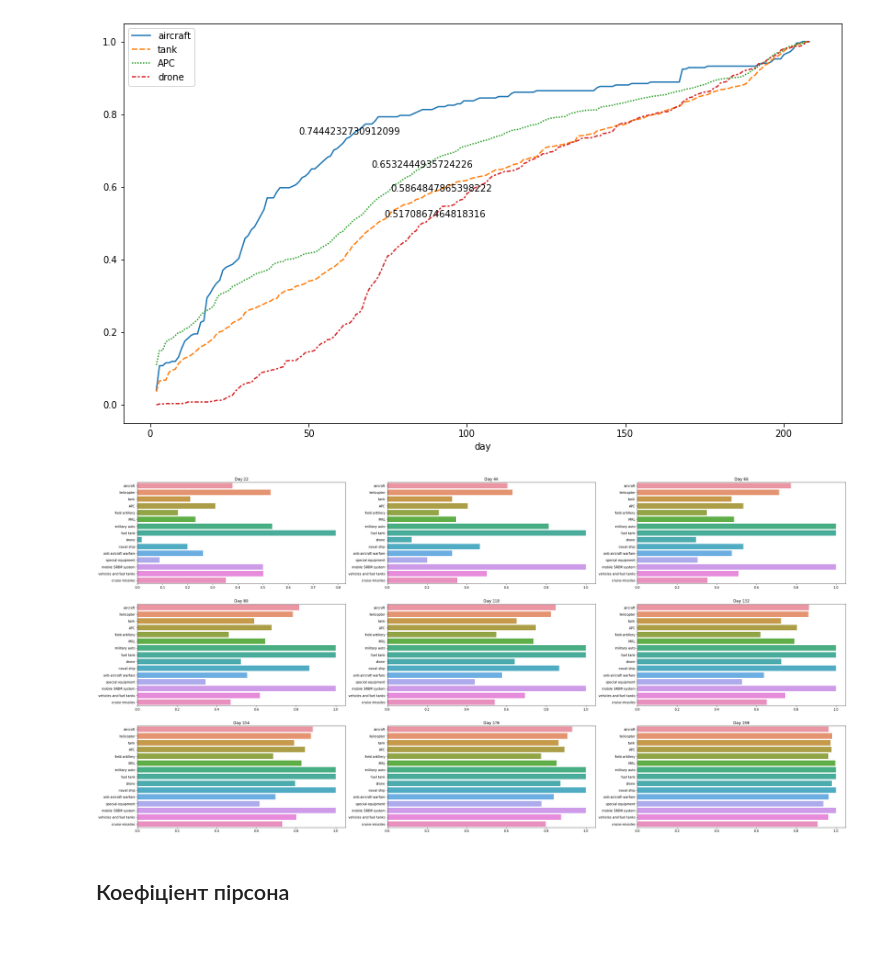
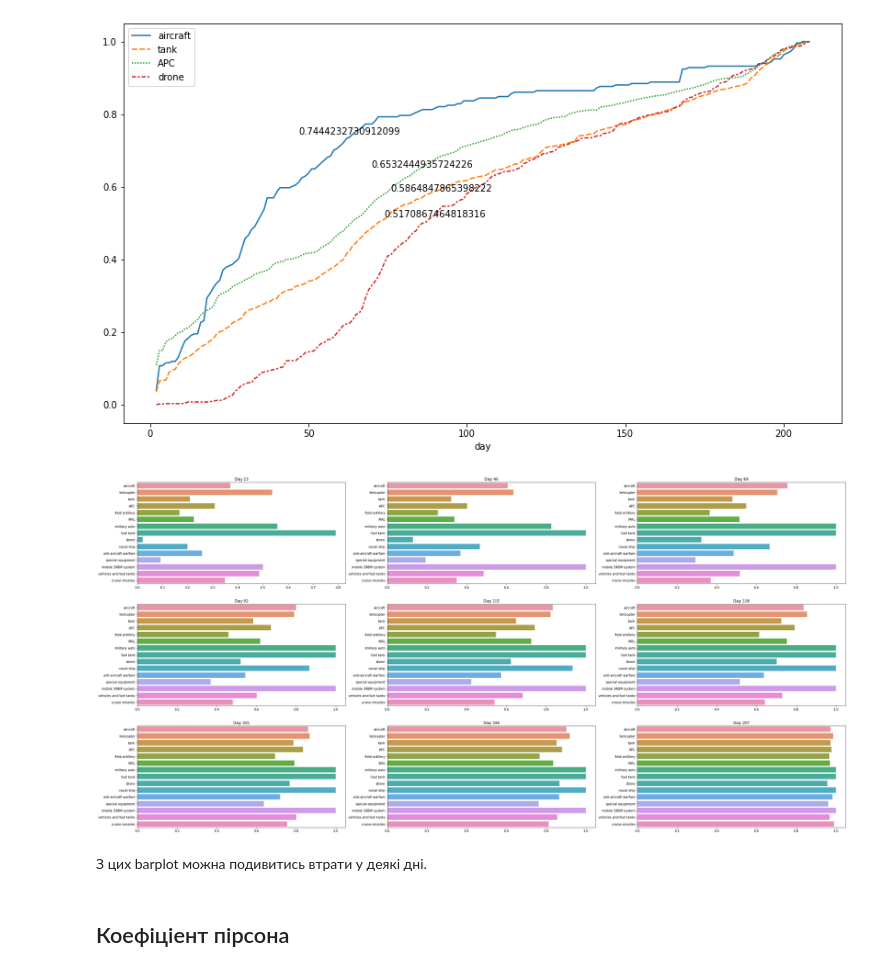
Before and after one commit to nastyabekesheva/DataScience, a Jupyter notebook: coursework/courseworkDS.ipynb, the cells around one changed output. Saved outputs shown, nothing was run; the diff lists cells and outputs as text; code cells hidden in the pictures; blank space fills up the shorter version.

```diff
--- a/coursework/courseworkDS.ipynb
+++ b/coursework/courseworkDS.ipynb
@@ -378,13 +404,15 @@ for i in ['aircraft', 'tank', 'APC', 'drone']:
 [figure]
 # %%
 fig, axes = plt.subplots(3, 3, figsize=(40, 20))
-days = [i for i in  df_normalized.index if i % int(205 / 9) == 0]
+days = [i for i in  df_normalized.index if i % int(len(df_normalized.index) / 9) == 0]
 df_br = df_normalized.drop(['greatest losses direction', 'date'], axis=1)
 for i in range(len(days)):
   sns.barplot(ax=axes[int(i/3), i%3], x=df_br.iloc[days[i]].values, y=df_br.columns)
   axes[int(i/3), i%3].set_title(f'Day {days[i]}')
 # %% [output]
-[figure, old version]
+[figure, new version]
+# %% [markdown]
+З цих barplot можна подивитись втрати у деякі дні.
 # %% [markdown]
 ## Коефіціент пірсона
 # %%
```
Also changed, not shown: parts of 24 cells of this notebook.
